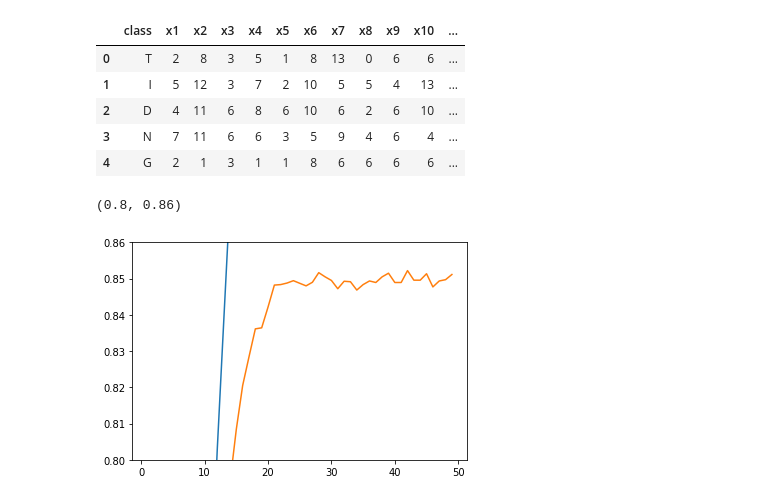
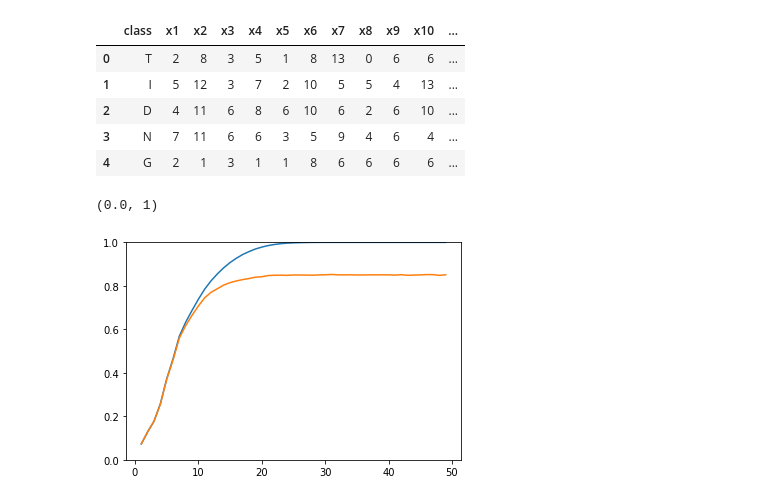
Before and after one commit to charlieaxle/cs7461_1, a Jupyter notebook: letters.ipynb, the cells around one changed output. Cells and saved outputs as stored; diff of their text form; code cells hidden in the pictures.

```diff
--- a/letters.ipynb
+++ b/letters.ipynb
@@ -35,10 +35,10 @@ import matplotlib.pyplot as plt
 # %%
 plt.plot(range(1,50),train_scores_avg, label="Training Accuracy")
 plt.plot(range(1,50),valid_scores_avg, Label ="Cross Validation Accuracy")
-plt.ylim(.8,.86)
+plt.ylim(.0,1)
 # %% [output]
-(0.8, 0.86)
+(0.0, 1)
-[figure, old version]
+[figure, new version]
 # %%
 from sklearn.model_selection import GridSearchCV
 # %%
```
Also changed, not shown: parts of 19 cells of this notebook, 7 other files.
